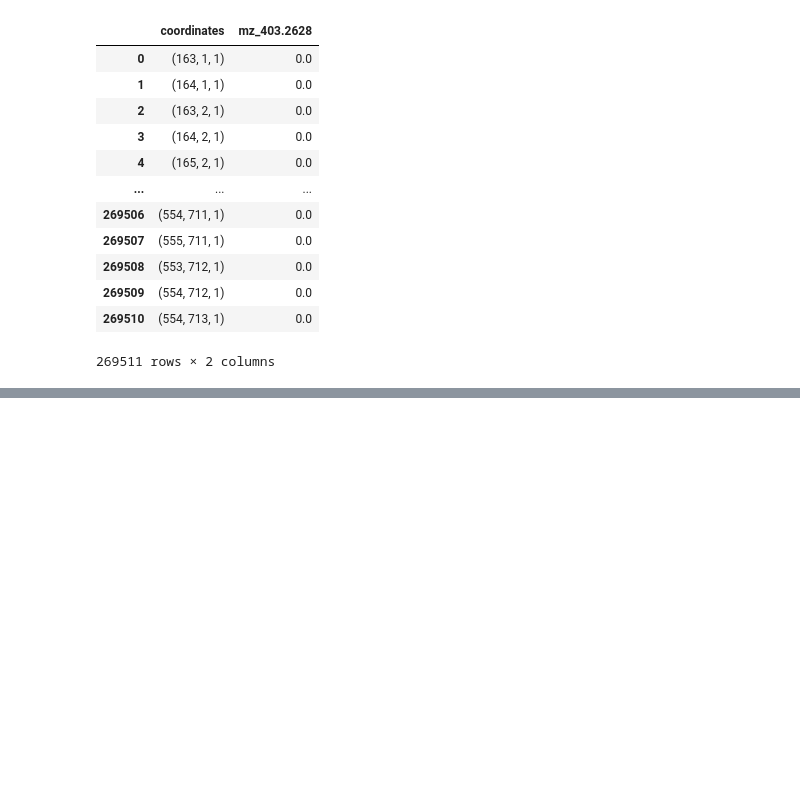
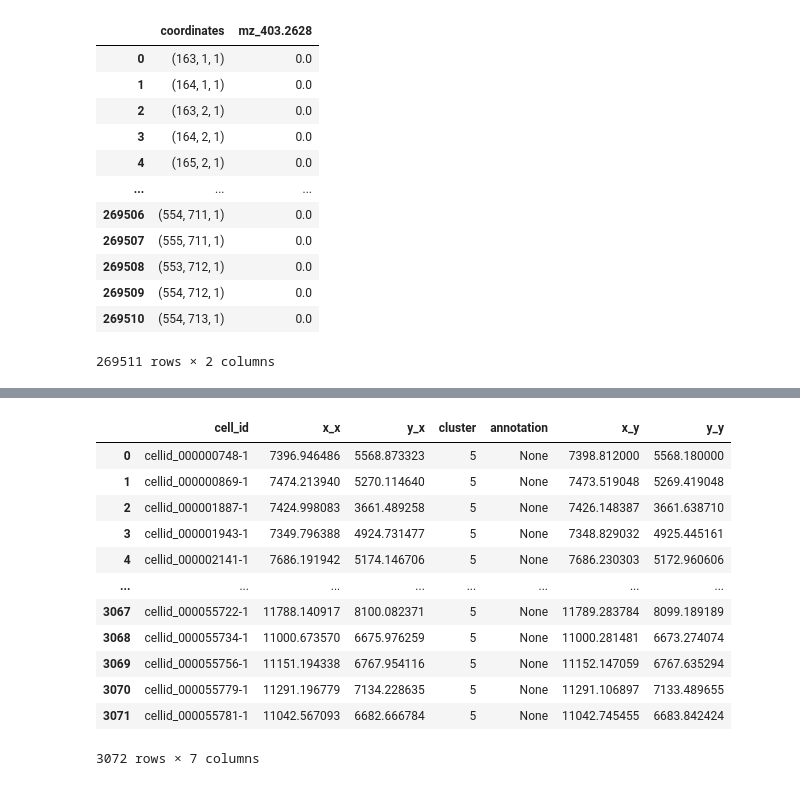
Before and after one commit to krastegar/MALDI_Metabolomics, a Jupyter notebook: notebooks/Alignment_pipeline_beta.ipynb, the cells around one changed output, grey strips where cells are left out. Saved outputs shown, nothing was run; the diff lists cells and outputs as text; code cells hidden in the pictures; blank space fills up the shorter version.

Commit message:
exploring how the T-cells/B-cells align to MALDI metabolite

```diff
--- a/notebooks/Alignment_pipeline_beta.ipynb
+++ b/notebooks/Alignment_pipeline_beta.ipynb
@@ -541,0 +581,5 @@ Rendering 269,511 points total, 12,042 with signal
+# %%
+import pandas as pd
+
+clusters = pd.read_csv("/home/kia/MALDI_Metabolomics/space_ranger_segmented_outputs/analysis/clustering/gene_expression_graphclust/clusters.csv")
+clusters
@@ -541,0 +600,27 @@ Rendering 269,511 points total, 12,042 with signal
+# %%
+import numpy as np
+import pandas as pd
+records = []
+def polygon_centroid(coords):
+    arr = np.array(coords)
+    cx = arr[:, 0].mean()
+    cy = arr[:, 1].mean()
+    return cx, cy
+
+for feat in geo["features"]:
+    props = feat["properties"]
+    poly = feat["geometry"]["coordinates"][0]
+
+    cx, cy = polygon_centroid(poly)
+
+    records.append({
+        "cell_id": props.get("cell_id"),
+        "cluster": props.get("cluster"),
+        "annotation": props.get("class") or props.get("annotation"),
+        "x": cx,
+        "y": cy,
+    })
+geo_df = pd.DataFrame(records)
+geo_df['cluster'] = clusters['Cluster']
+geo_df['cell_id'] = clusters['Barcode']
+geo_df
@@ -541,0 +641,4 @@ Rendering 269,511 points total, 12,042 with signal
+# %%
+# get the actural cell ids from this
+cluster_5 = geo_df[geo_df['cluster']==5]
+cluster_5
@@ -541,0 +659,4 @@ Rendering 269,511 points total, 12,042 with signal
+# %%
+maldi_cell_df = cells_in_maldi_grid.obs.reset_index()
+maldi_cell_df.rename(columns={'index':'cell_id'}, inplace=True)
+maldi_cell_df
@@ -541,0 +677,18 @@ Rendering 269,511 points total, 12,042 with signal
+# %%
+immune_maldi_df = maldi_cell_df.merge(cluster_5, how='inner', on='cell_id')
+#immune_maldi_df.drop(['x_y', 'y_y'], axis=0, inplace=True)
+immune_maldi_df
+# %% [output]
+|  | cell_id | x_x | y_x | cluster | annotation | x_y | y_y |
+| 0 | cellid_000000748-1 | 7396.946486 | 5568.873323 | 5 | None | 7398.812000 | 5568.180000 |
+| 1 | cellid_000000869-1 | 7474.213940 | 5270.114640 | 5 | None | 7473.519048 | 5269.419048 |
+| 2 | cellid_000001887-1 | 7424.998083 | 3661.489258 | 5 | None | 7426.148387 | 3661.638710 |
+| 3 | cellid_000001943-1 | 7349.796388 | 4924.731477 | 5 | None | 7348.829032 | 4925.445161 |
+| 4 | cellid_000002141-1 | 7686.191942 | 5174.146706 | 5 | None | 7686.230303 | 5172.960606 |
+| ... | ... | ... | ... | ... | ... | ... | ... |
+| 3067 | cellid_000055722-1 | 11788.140917 | 8100.082371 | 5 | None | 11789.283784 | 8099.189189 |
+| 3068 | cellid_000055734-1 | 11000.673570 | 6675.976259 | 5 | None | 11000.281481 | 6673.274074 |
+| 3069 | cellid_000055756-1 | 11151.194338 | 6767.954116 | 5 | None | 11152.147059 | 6767.635294 |
+| 3070 | cellid_000055779-1 | 11291.196779 | 7134.228635 | 5 | None | 11291.106897 | 7133.489655 |
+| 3071 | cellid_000055781-1 | 11042.567093 | 6682.666784 | 5 | None | 11042.745455 | 6683.842424 |
+3072 rows × 7 columns
```
Also changed, not shown: parts of 14 cells of this notebook, 2 other files.
